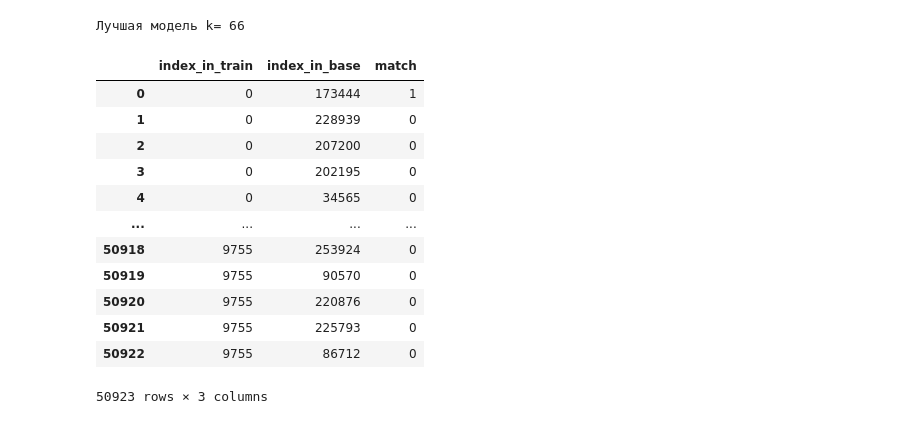
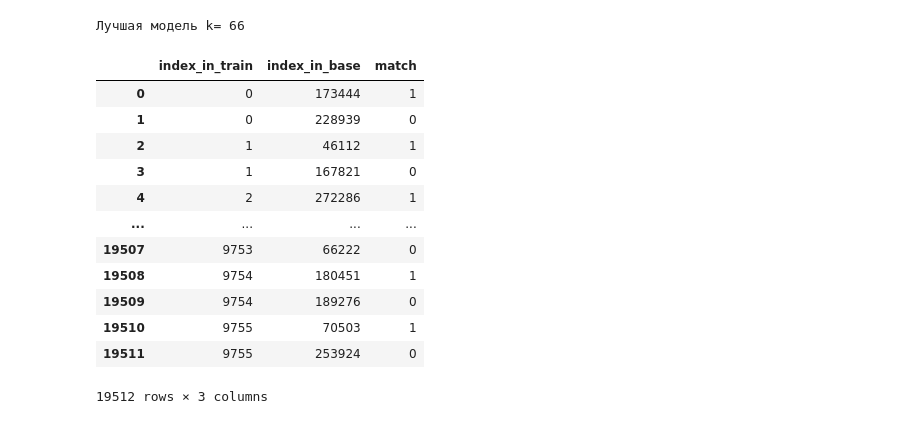
Before and after one commit to 9yx/matching, a Jupyter notebook: matching.ipynb, the cells around one changed output. Cells and saved outputs as stored; diff of their text form; code cells hidden in the pictures.

```diff
--- a/matching.ipynb
+++ b/matching.ipynb
@@ -364,7 +365,7 @@ pipeline = Pipeline(steps=[('scaler', data_preprocessor)])
 # %%
 base_index = {k: v for k, v in enumerate(df_base.index.to_list())}
 
-def accuracy_5(targets, idx, candidate_number):
+def accuracy_5(targets, idx):
     acc = 0
     for target, el in zip(targets.tolist(), idx.tolist()):
         acc += int(target in [base_index[r] for r in el])
@@ -392,7 +393,7 @@ def search_best_columns(df_base, df_train, df_train_y, k):
     candidate_number = 5
     D, I = ivf_index.search(np.ascontiguousarray(df_train_scaled).astype('float32'), candidate_number)
 
-    acc = accuracy_5(df_train_y.values, I, candidate_number)
+    acc = accuracy_5(df_train_y.values, I)
     return D, I, df_train_scaled, df_base_scaled, df_valid_scaled, features_names, acc, ivf_index
 # %%
 result = []
@@ -437,40 +438,41 @@ print("Лучшая модель k=", len(features_names))
 # %%
 results = []
 
 reverse_base_index = {v: k for k, v in enumerate(df_base.index.to_list())}
 
 for i, (neighbors, true_target) in enumerate(zip(I, df_train_y.values)):
     real_row = {
         "index_in_train": i,
         "index_in_base": reverse_base_index[true_target],
         "match": 1
     }
     results.append(real_row)
 
     for neighbor_idx in neighbors:
         base_target = base_index[neighbor_idx]
         match = int(base_target == true_target)
         result_row = {
             "index_in_train": i,
             "index_in_base": neighbor_idx,
             "match": match
         }
         if match == 0:
             results.append(result_row)
+            break
 
 result_df = pd.DataFrame(results)
 result_df
 # %% [output]
 |  | index_in_train | index_in_base | match |
 | 0 | 0 | 173444 | 1 |
 | 1 | 0 | 228939 | 0 |
-| 2 | 0 | 207200 | 0 |
-| 3 | 0 | 202195 | 0 |
-| 4 | 0 | 34565 | 0 |
+| 2 | 1 | 46112 | 1 |
+| 3 | 1 | 167821 | 0 |
+| 4 | 2 | 272286 | 1 |
 | ... | ... | ... | ... |
-| 50918 | 9755 | 253924 | 0 |
-| 50919 | 9755 | 90570 | 0 |
-| 50920 | 9755 | 220876 | 0 |
-| 50921 | 9755 | 225793 | 0 |
-| 50922 | 9755 | 86712 | 0 |
+| 19507 | 9753 | 66222 | 0 |
+| 19508 | 9754 | 180451 | 1 |
+| 19509 | 9754 | 189276 | 0 |
+| 19510 | 9755 | 70503 | 1 |
+| 19511 | 9755 | 253924 | 0 |
-50923 rows × 3 columns
+19512 rows × 3 columns
```
Also changed, not shown: parts of 14 cells of this notebook.
